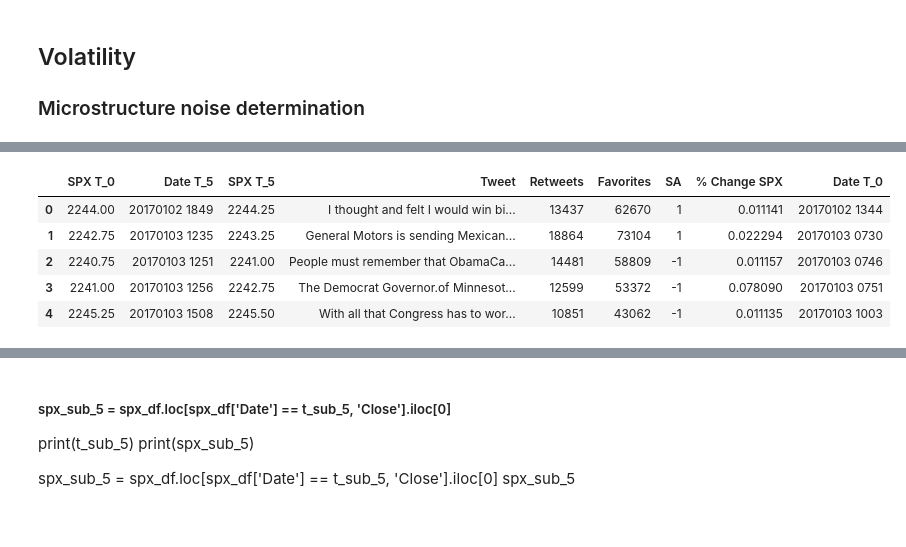
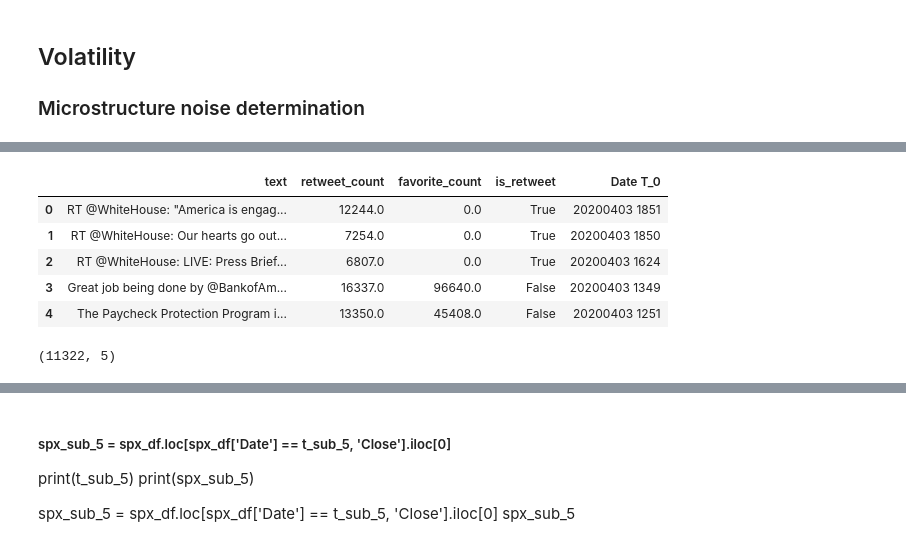
Before and after one commit to stephanieroman2020/FinalProject, a Jupyter notebook: Feature Generation, Volatility.ipynb, the cells around one changed output, grey strips where cells are left out. Saved outputs shown, nothing was run; the diff lists cells and outputs as text; code cells hidden in the pictures.

```diff
--- a/Feature Generation, Volatility.ipynb
+++ b/Feature Generation, Volatility.ipynb
@@ -37,0 +47,4 @@ spx_df
+# %%
+#Twitter Data
+tweet_df = pd.read_csv("FinalProject- SR/Resources/FinalTrumpTweet3.csv")
+tweet_df.head()
@@ -38,21 +58,27 @@ spx_df
 # %%
-#Twitter Data
-# #Adjust Tweet time
+tweet_df = tweet_df.drop(columns=['Unnamed: 0','source'])
+
+#Adjust Tweet time
 adjusted_times = []
 
+# df["created_at"] = pd.to_datetime(index['created_at'], format = '%m/%d/%Y %H:%M')
+
 for row, index in tweet_df.iterrows():
-    adjusted_time = (datetime.strptime(index['Date T_0'], '%Y%m%d %H%M') + timedelta(minutes= -60 * 5)).strftime('%Y%m%d %H%M')
-    adjusted_times.append(adjusted_time)
+    try:
+        adjusted_time = (datetime.strptime(str(index['created_at']), '%m/%d/%Y %H:%M') + timedelta(minutes= -60 * 5)).strftime('%Y%m%d %H%M')
+        adjusted_times.append(adjusted_time)
+    except ValueError:
+        adjusted_times.append("No Date")
 
 tweet_df['Adjusted T_0'] = adjusted_times
-tweet_df = tweet_df.drop(columns=['Date T_0'])
+# tweet_df = tweet_df.drop(tweet_df['Adjusted T_0'] == "No Date")
+tweet_df = tweet_df.drop(columns=['created_at'])
 tweet_df = tweet_df.rename(columns={"Adjusted T_0": "Date T_0"})
 tweet_df.head()
-# (datetime.strptime('20170103 1235', '%Y%m%d %H%M') + timedelta(seconds= 60)).strftime('%Y%m%d %H%M')
 # %% [output]
-|  | SPX T_0 | Date T_5 | SPX T_5 | Tweet | Retweets | Favorites | SA | % Change SPX | Date T_0 |
-| 0 | 2244.00 | 20170102 1849 | 2244.25 | I thought and felt I would win bi... | 13437 | 62670 | 1 | 0.011141 | 20170102 1344 |
-| 1 | 2242.75 | 20170103 1235 | 2243.25 | General Motors is sending Mexican... | 18864 | 73104 | 1 | 0.022294 | 20170103 0730 |
-| 2 | 2240.75 | 20170103 1251 | 2241.00 | People must remember that ObamaCa... | 14481 | 58809 | -1 | 0.011157 | 20170103 0746 |
-| 3 | 2241.00 | 20170103 1256 | 2242.75 | The Democrat Governor.of Minnesot... | 12599 | 53372 | -1 | 0.078090 | 20170103 0751 |
-| 4 | 2245.25 | 20170103 1508 | 2245.50 | With all that Congress has to wor... | 10851 | 43062 | -1 | 0.011135 | 20170103 1003 |
+|  | text | retweet_count | favorite_count | is_retweet | Date T_0 |
+| 0 | RT @WhiteHouse: "America is engag... | 12244.0 | 0.0 | True | 20200403 1851 |
+| 1 | RT @WhiteHouse: Our hearts go out... | 7254.0 | 0.0 | True | 20200403 1850 |
+| 2 | RT @WhiteHouse: LIVE: Press Brief... | 6807.0 | 0.0 | True | 20200403 1624 |
+| 3 | Great job being done by @BankofAm... | 16337.0 | 96640.0 | False | 20200403 1349 |
+| 4 | The Paycheck Protection Program i... | 13350.0 | 45408.0 | False | 20200403 1251 |
@@ -59,3 +88,7 @@ tweet_df.head()
+# %%
+tweet_df.shape
+# %% [output]
+(11322, 5)
 # %%
 #Create arrays of time 5 prior to +6 minutes after Tweet
 neg_time = [-5, -4, -3, -2, -1, 0]
```
Also changed, not shown: parts of 22 cells of this notebook, 1 other file.
